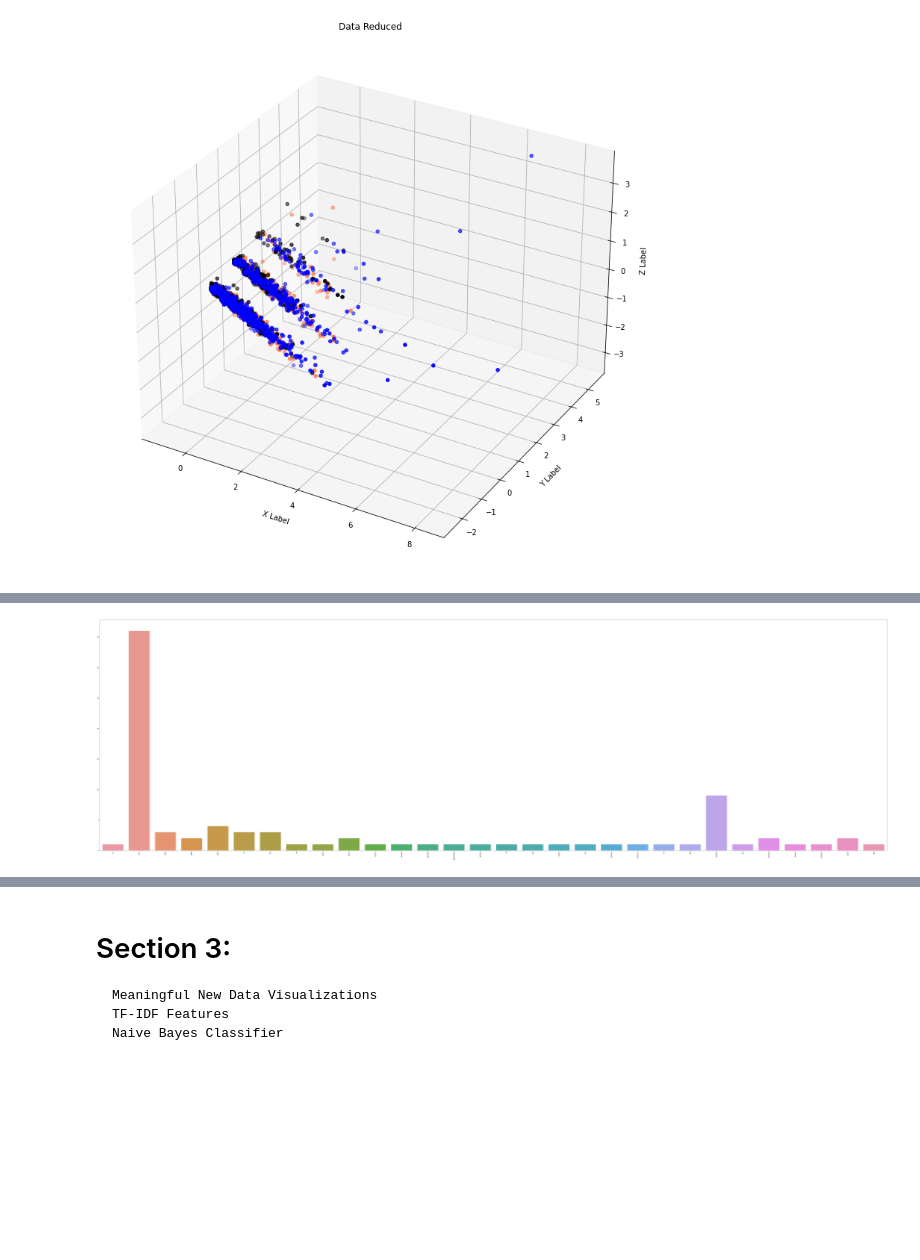
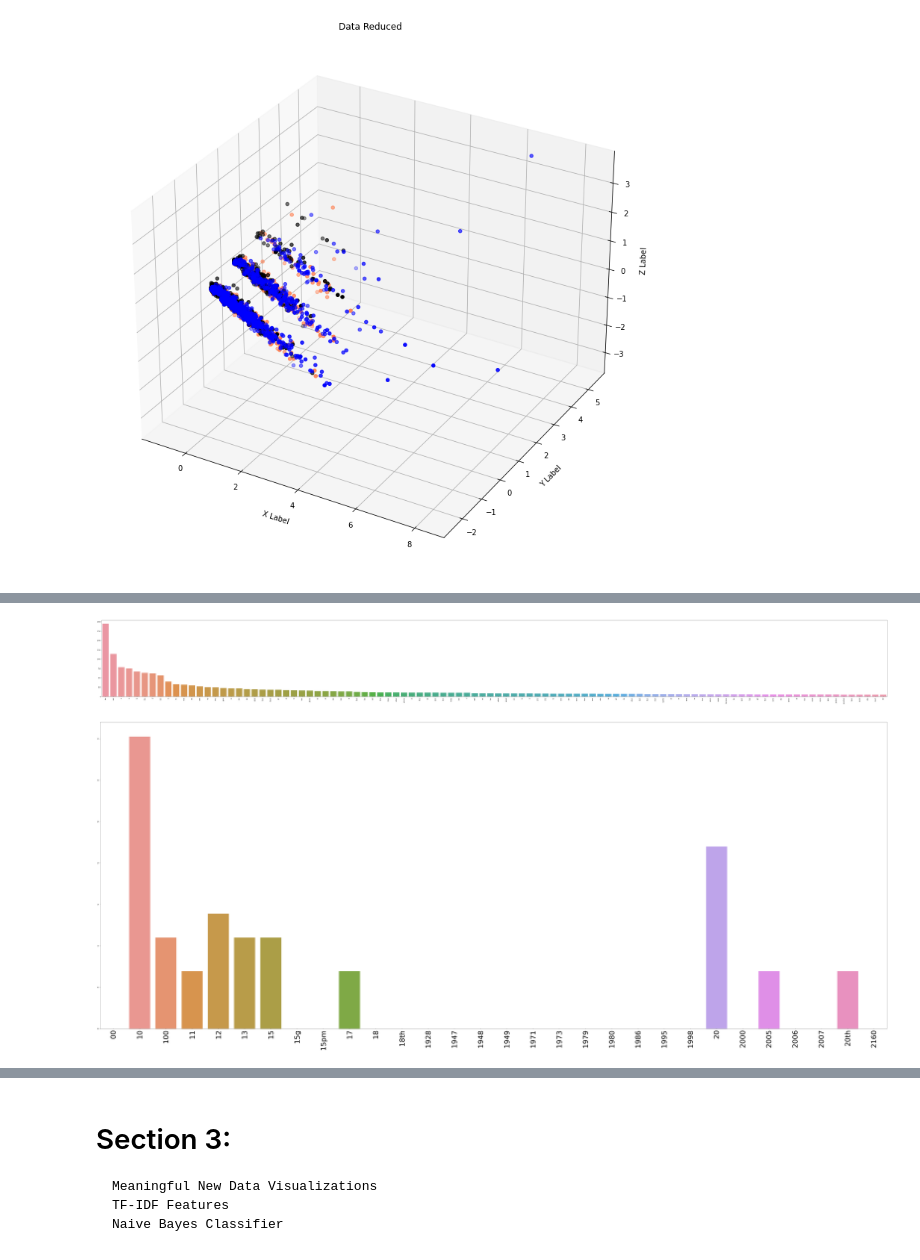
Before and after one commit to acmloria/DM2021-Lab1-Homework, a Jupyter notebook: DM2021-Lab1-Homework.ipynb, the cells around one changed output, grey strips where cells are left out. Saved outputs shown, nothing was run; the diff lists cells and outputs as text; code cells hidden in the pictures; blank space fills up the shorter version.

```diff
--- a/DM2021-Lab1-Homework.ipynb
+++ b/DM2021-Lab1-Homework.ipynb
@@ -1094,4 +1084,2 @@ new_term_frequencies = []
 # %%
-new_term_frequencies = np.asarray(df_counts.sum(axis=0))[0]
-print(new_term_frequencies[0])
-new_term_frequencies
+term_freq = np.asarray(df_counts.sum(axis=0))[0]
@@ -1101,8 +1130,19 @@ array([ 1, 36,  3, ...,  1,  2,  1], dtype=int64)
+# %%
+t = list(reversed(np.argsort(term_freq)[-100:]))
+plt.subplots(figsize=(100, 10))
+g = sns.barplot(x=np.array(count_vectorizer.get_feature_names())[t],
+                y=term_freq[t])
+g.set_xticklabels(np.array(count_vectorizer.get_feature_names())[t], rotation = 90);
+# %% [output]
+[figure, added]
+# %%
+import math
+new_term_frequencies = [math.log(i) for i in term_freq]
 # %%
-number_terms = 30
-plt.subplots(figsize=(100, 30))
-g = sns.barplot(x=count_vectorizer.get_feature_names()[:number_terms],
-            y=new_term_frequencies[:number_terms])
-g.set_xticklabels(count_vectorizer.get_feature_names()[:number_terms], rotation = 90);
+plt.subplots(figsize=(100, 40))
+terms_num = 30
+g = sns.barplot(x=count_vectorizer.get_feature_names()[:terms_num],
+                y=new_term_frequencies[:terms_num])
+g.set_xticklabels(count_vectorizer.get_feature_names()[:terms_num], rotation = 90, fontsize = 50);
 # %% [output]
-[figure, old version]
+[figure, new version]
```
Also changed, not shown: parts of 31 cells of this notebook.
